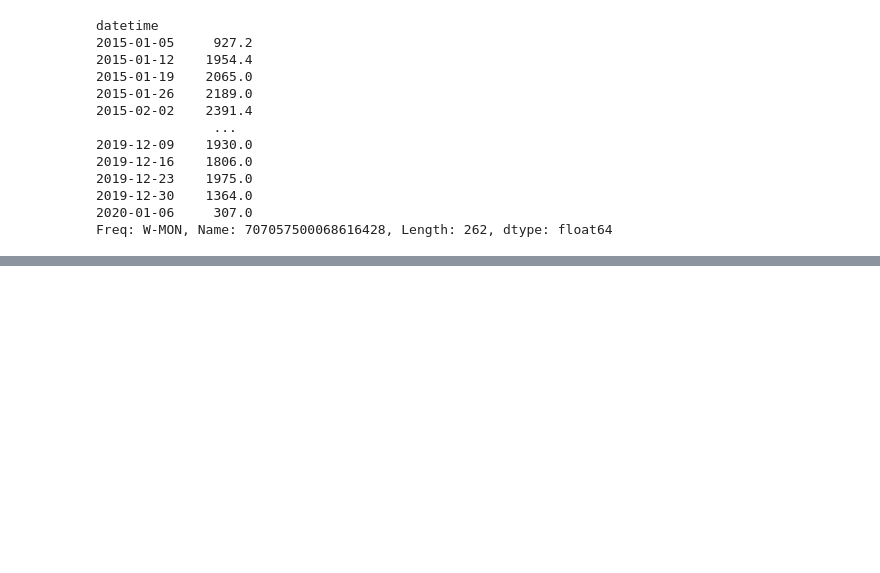
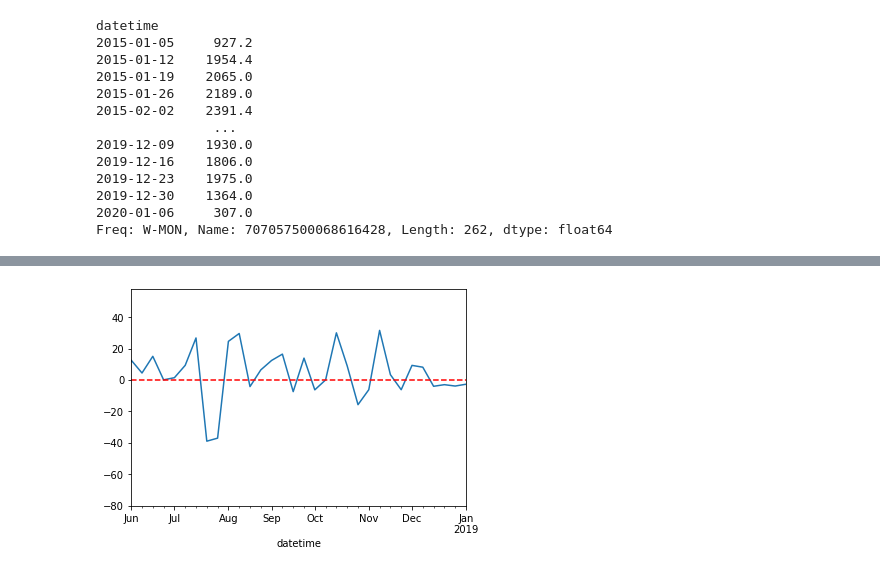
Before and after one commit to dagokl/trdk02_energy_consumption, a Jupyter notebook: notebooks/et.ipynb, the cells around one changed output, grey strips where cells are left out. Saved outputs shown, nothing was run; the diff lists cells and outputs as text; code cells hidden in the pictures; blank space fills up the shorter version.

```diff
--- a/notebooks/et.ipynb
+++ b/notebooks/et.ipynb
@@ -164,0 +184,10 @@ plt.show()
+# %%
+energy_consumption_difference_weekly_et = energy_consumption_weekly_series - et_prediction_weekly
+energy_consumption_difference_proportional_weekly_et = energy_consumption_difference_weekly_et / et_prediction_weekly
+energy_consumption_difference_precent_weekly_et = energy_consumption_difference_proportional_weekly_et * 100
+# %%
+energy_consumption_difference_precent_weekly_et.plot(xlim=(start_plot, stop_plot))
+plt.axhline(y=0, color='r', linestyle='--')
+plt.show()
+# %% [output]
+[figure, added]
```
Also changed, not shown: parts of 4 cells of this notebook.
